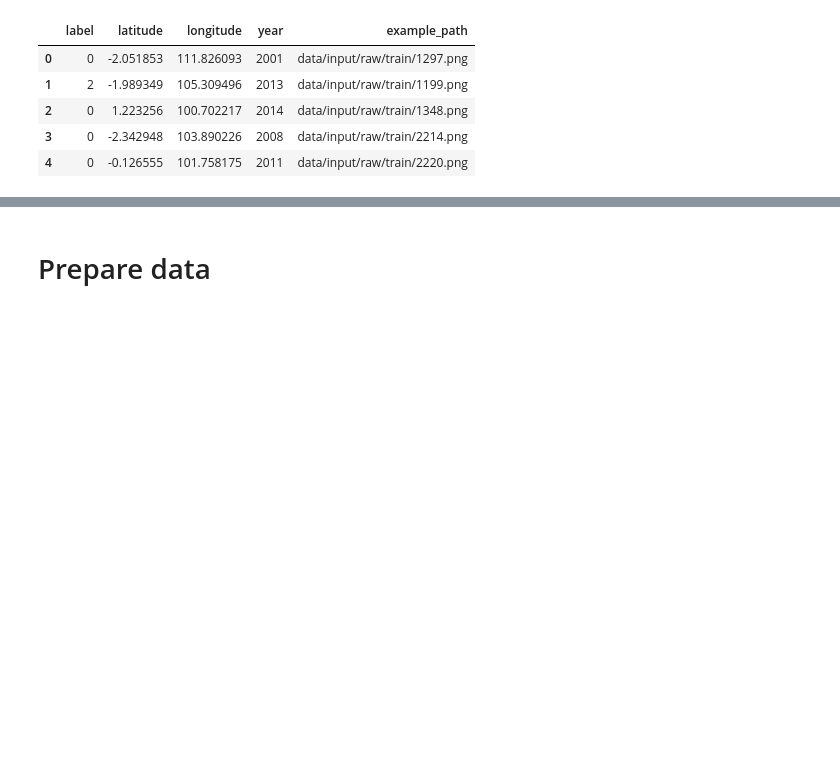
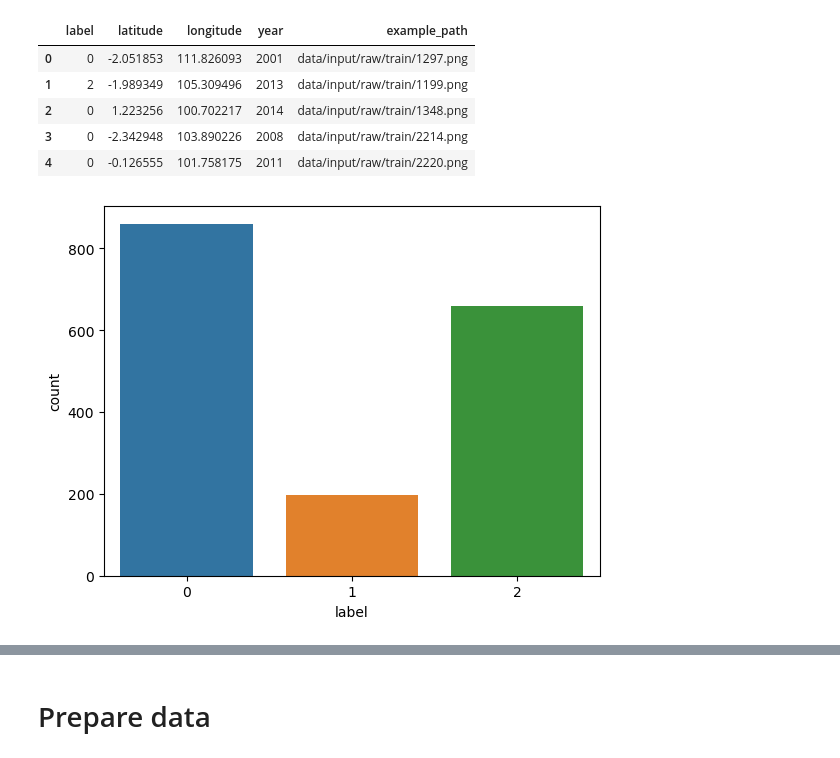
Before and after one commit to albertferre/nuwe-zero-deforestation-mission, a Jupyter notebook: main.ipynb, the cells around one changed output, grey strips where cells are left out. Cells and saved outputs as stored; diff of their text form; code cells hidden in the pictures; blank space fills up the shorter version.

```diff
--- a/main.ipynb
+++ b/main.ipynb
@@ -32,3 +35,8 @@ df_train.head()
 | 2 | 0 | 1.223256 | 100.702217 | 2014 | data/input/raw/train/1348.png |
 | 3 | 0 | -2.342948 | 103.890226 | 2008 | data/input/raw/train/2214.png |
 | 4 | 0 | -0.126555 | 101.758175 | 2011 | data/input/raw/train/2220.png |
+# %%
+sns.countplot(x ='label', data = df_train)
+plt.show()
+# %% [output]
+[figure, added]
```
Also changed, not shown: parts of 16 cells of this notebook.
